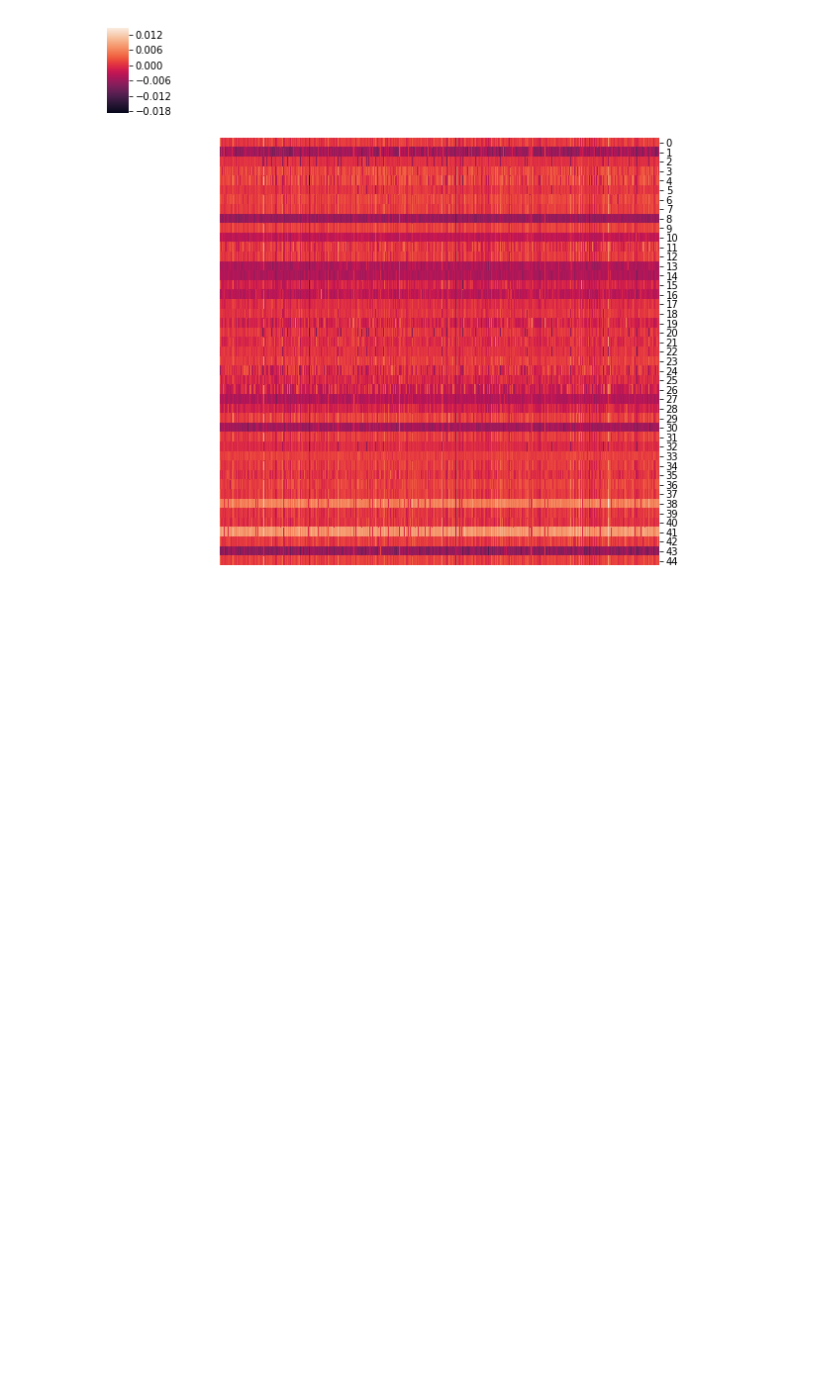
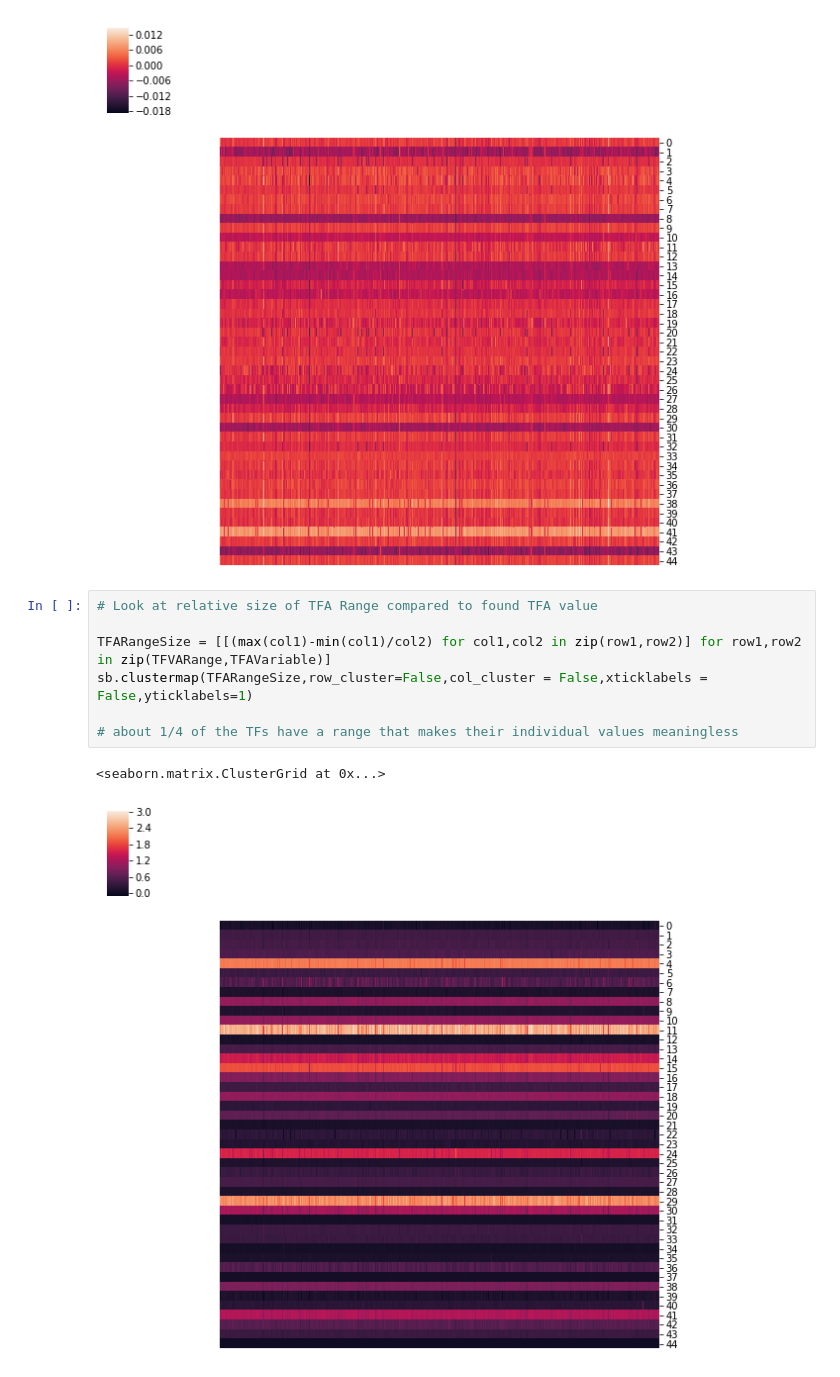
Before and after one commit to e-stan/BrentRotation, a Jupyter notebook: TFAInferenceCode/TFVASignConstrainedAnalysis.ipynb, the cells around one changed output. Cells and saved outputs as stored; diff of their text form; blank space fills up the shorter version.

```diff
--- a/TFAInferenceCode/TFVASignConstrainedAnalysis.ipynb
+++ b/TFAInferenceCode/TFVASignConstrainedAnalysis.ipynb
@@ -47,3 +47,13 @@ print("Negative = found solution for upper bound and lower bound has a mean erro
 Negative = found solution for upper bound and lower bound has a mean error from the true GE better
  than the error from the original factorization
 [figure]
+# %%
+# Look at relative size of TFA Range compared to found TFA value
+
+TFARangeSize = [[(max(col1)-min(col1)/col2) for col1,col2 in zip(row1,row2)] for row1,row2 in zip(TFVARange,TFAVariable)]
+sb.clustermap(TFARangeSize,row_cluster=False,col_cluster = False,xticklabels = False,yticklabels=1)
+
+# about 1/4 of the TFs have a range that makes their individual values meaningless
+# %% [output]
+<seaborn.matrix.ClusterGrid at 0x...>
+[figure, added]
```
Also changed, not shown: 7 other files.
